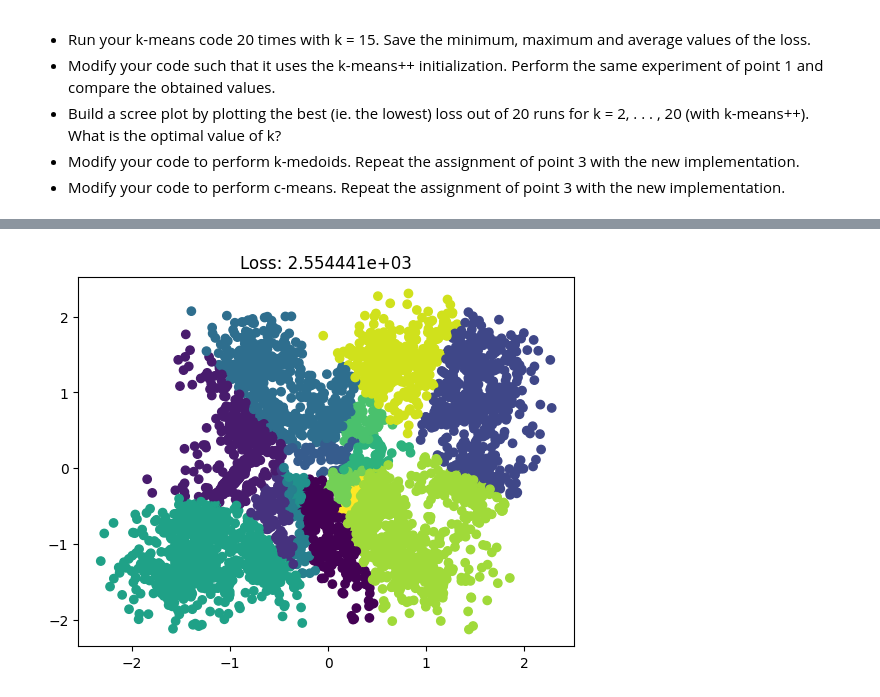
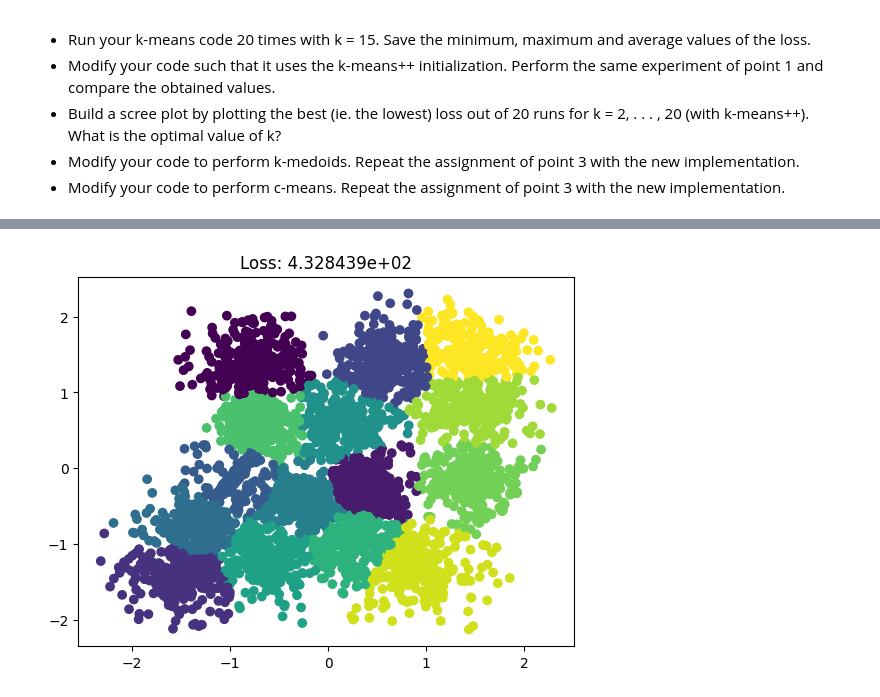
Before and after one commit to alequerenghi/unsupervised_learning, a Jupyter notebook: ex8.ipynb, the cells around one changed output, grey strips where cells are left out. Saved outputs shown, nothing was run; the diff lists cells and outputs as text; code cells hidden in the pictures.

Commit message:
update cmeans and labs

```diff
--- a/ex8.ipynb
+++ b/ex8.ipynb
@@ -99,8 +99,8 @@ plt.show()
 # %%
-cmeans = FuzzyCMeans(15, 16)
+cmeans = FuzzyCMeans(15, 2)
 clusters = cmeans.fit_predict(data)
 plt.scatter(data[:, 0], data[:, 1], c=clusters)
 plt.title(f"Loss: {cmeans.loss:e}")
 plt.show()
 # %% [output]
-[figure, old version]
+[figure, new version]
```
Also changed, not shown: parts of 7 cells of this notebook, 2 other files.
